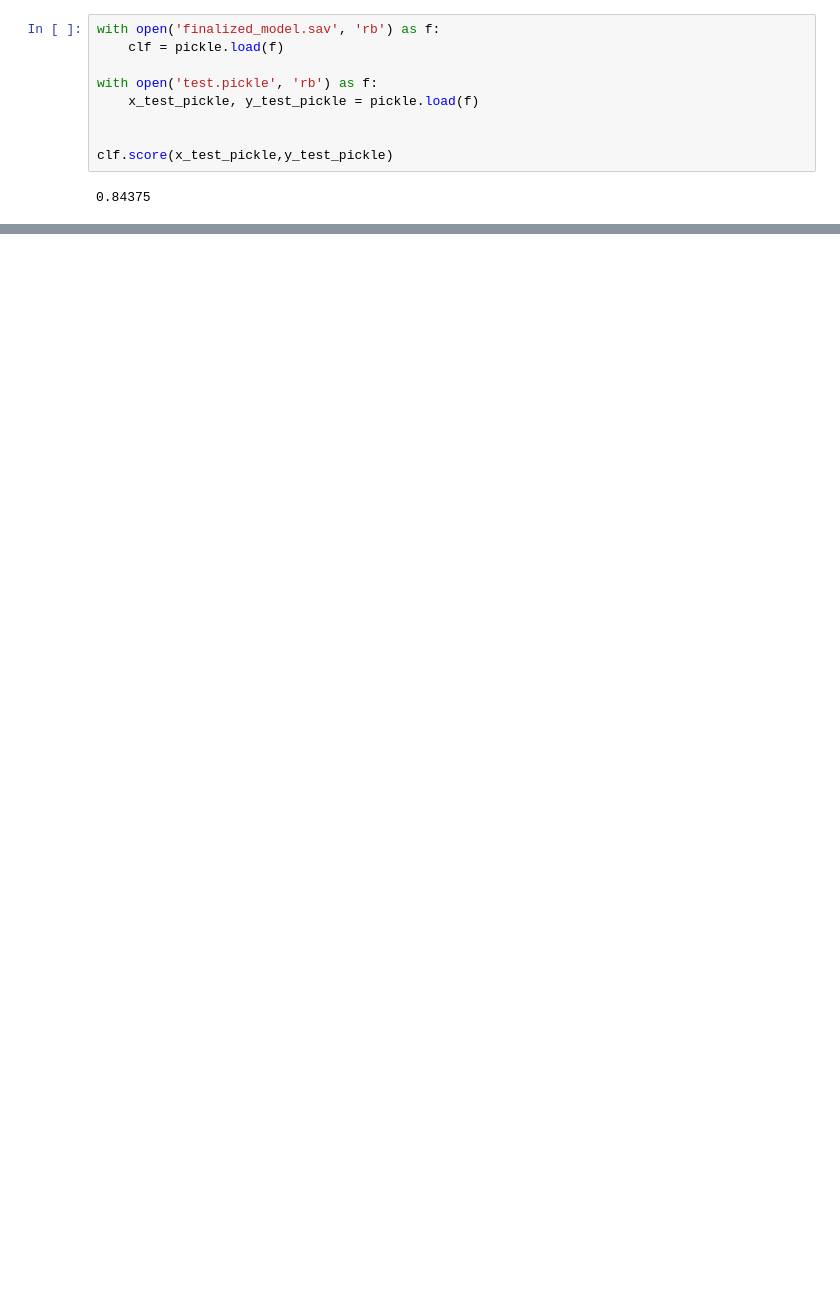
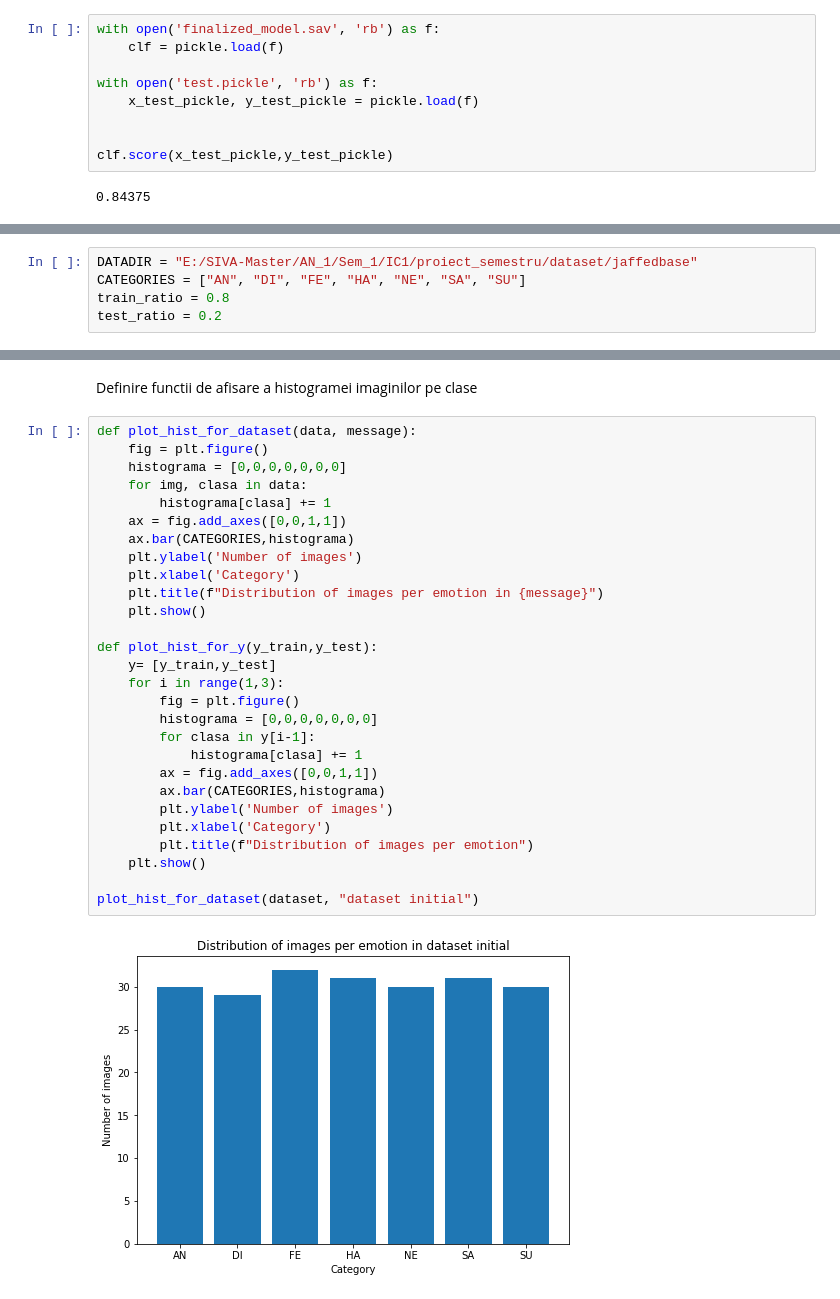
Before and after one commit to ionut-girla/Proiect_IC1, a Jupyter notebook: Proiect.ipynb, the cells around one changed output, grey strips where cells are left out. Cells and saved outputs as stored; diff of their text form; blank space fills up the shorter version.

```diff
--- a/Proiect.ipynb
+++ b/Proiect.ipynb
@@ -336,0 +371,5 @@ clf.score(x_test_pickle,y_test_pickle)
+# %%
+DATADIR = "E:/SIVA-Master/AN_1/Sem_1/IC1/proiect_semestru/dataset/jaffedbase"
+CATEGORIES = ["AN", "DI", "FE", "HA", "NE", "SA", "SU"]
+train_ratio = 0.8
+test_ratio = 0.2
@@ -336,0 +404,32 @@ clf.score(x_test_pickle,y_test_pickle)
+# %% [markdown]
+Definire functii de afisare a histogramei imaginilor pe clase
+# %%
+def plot_hist_for_dataset(data, message):
+    fig = plt.figure()
+    histograma = [0,0,0,0,0,0,0]
+    for img, clasa in data:
+        histograma[clasa] += 1
+    ax = fig.add_axes([0,0,1,1])
+    ax.bar(CATEGORIES,histograma)
+    plt.ylabel('Number of images')
+    plt.xlabel('Category')
+    plt.title(f"Distribution of images per emotion in {message}")
+    plt.show()
+
+def plot_hist_for_y(y_train,y_test):
+    y= [y_train,y_test]
+    for i in range(1,3):
+        fig = plt.figure()
+        histograma = [0,0,0,0,0,0,0]
+        for clasa in y[i-1]:
+            histograma[clasa] += 1
+        ax = fig.add_axes([0,0,1,1])
+        ax.bar(CATEGORIES,histograma)
+        plt.ylabel('Number of images')
+        plt.xlabel('Category')
+        plt.title(f"Distribution of images per emotion")
+    plt.show()
+
+plot_hist_for_dataset(dataset, "dataset initial")
+# %% [output]
+[figure, added]
```
Also changed, not shown: parts of 29 cells of this notebook.
